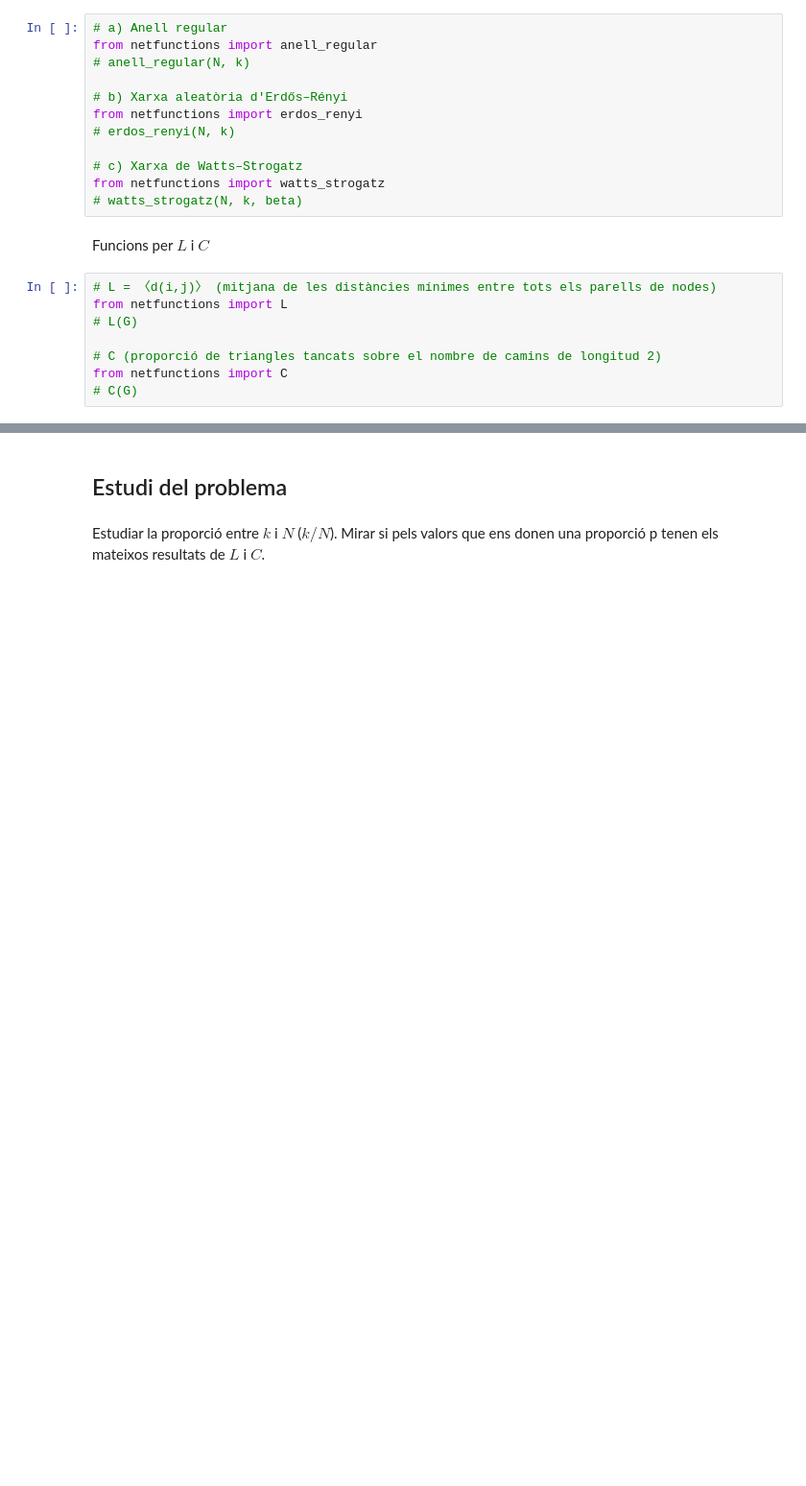
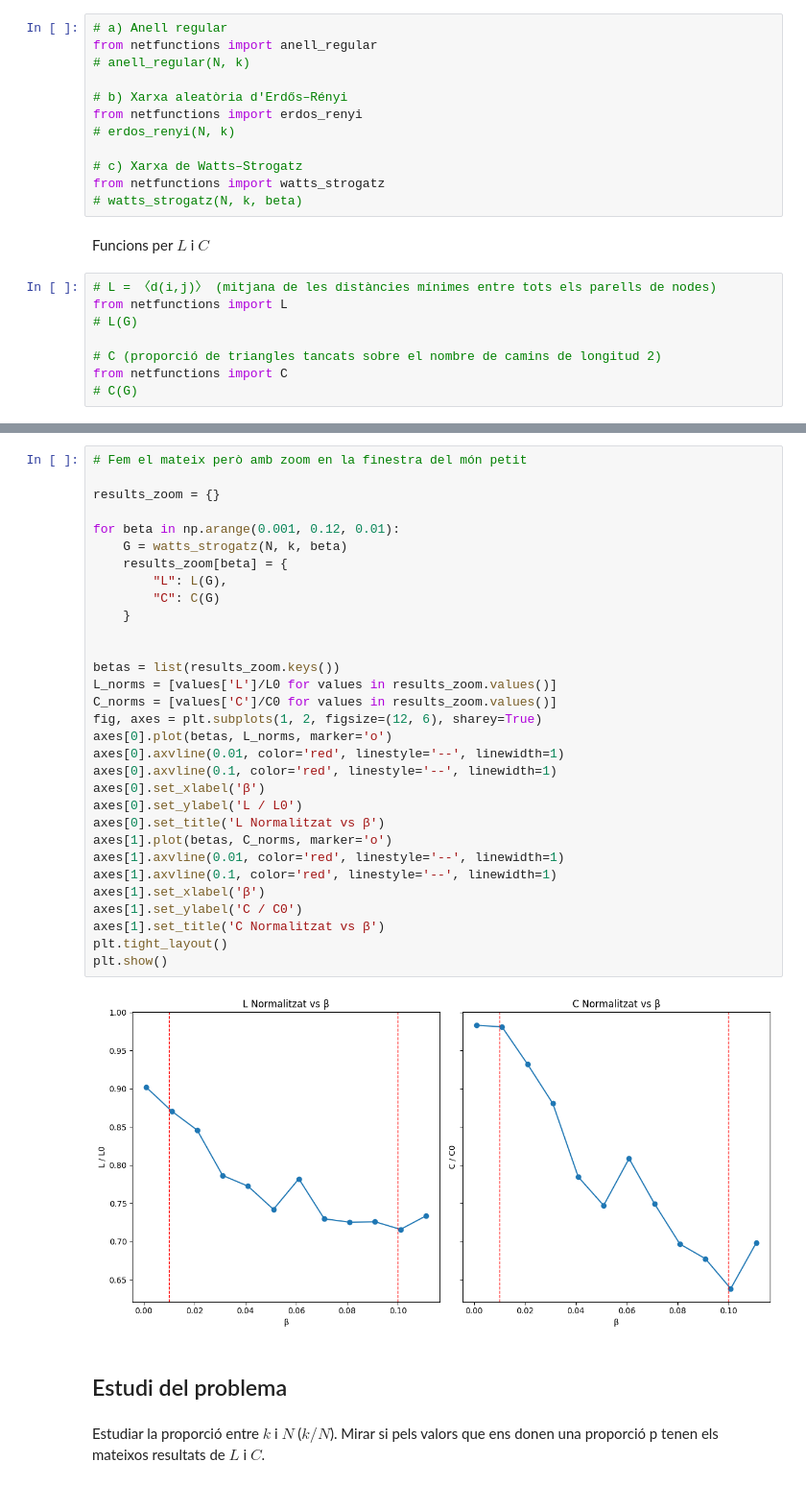
Before and after one commit to sergiresina-gif/small-world-study, a Jupyter notebook: main.ipynb, the cells around one changed output, grey strips where cells are left out. Shown at 96% size. Drawn from its saved outputs; the diff is of its cells as text; blank space fills up the shorter version.

Commit message:
afegit zoom en la finestra del mon petit

```diff
--- a/main.ipynb
+++ b/main.ipynb
@@ -125,3 +125,36 @@ plt.show()
+# %%
+# Fem el mateix però amb zoom en la finestra del món petit
+
+results_zoom = {}
+
+for beta in np.arange(0.001, 0.12, 0.01):
+    G = watts_strogatz(N, k, beta)
+    results_zoom[beta] = {
+        "L": L(G),
+        "C": C(G)
+    }
+
+
+betas = list(results_zoom.keys())
+L_norms = [values['L']/L0 for values in results_zoom.values()]
+C_norms = [values['C']/C0 for values in results_zoom.values()]
+fig, axes = plt.subplots(1, 2, figsize=(12, 6), sharey=True)
+axes[0].plot(betas, L_norms, marker='o')
+axes[0].axvline(0.01, color='red', linestyle='--', linewidth=1)
+axes[0].axvline(0.1, color='red', linestyle='--', linewidth=1)
+axes[0].set_xlabel('β')
+axes[0].set_ylabel('L / L0')
+axes[0].set_title('L Normalitzat vs β')
+axes[1].plot(betas, C_norms, marker='o')
+axes[1].axvline(0.01, color='red', linestyle='--', linewidth=1)
+axes[1].axvline(0.1, color='red', linestyle='--', linewidth=1)
+axes[1].set_xlabel('β')
+axes[1].set_ylabel('C / C0')
+axes[1].set_title('C Normalitzat vs β')
+plt.tight_layout()
+plt.show()
+# %% [output]
+[figure, added]
 # %% [markdown]
 ## Estudi del problema
 # %% [markdown]
```
Also changed, not shown: parts of 3 cells of this notebook, 5 other files.
